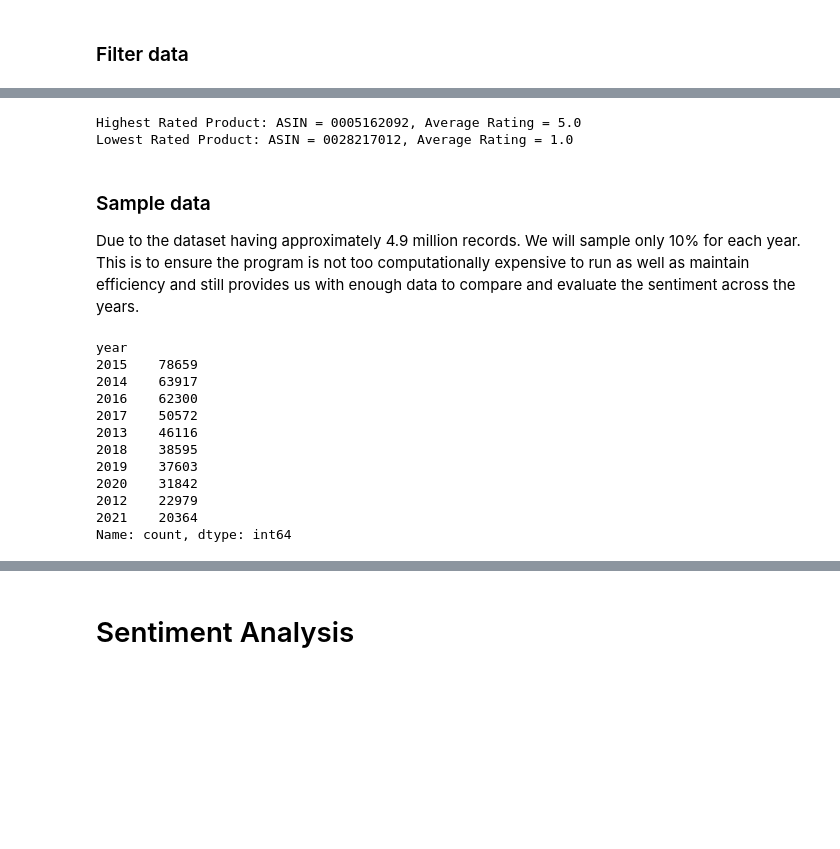
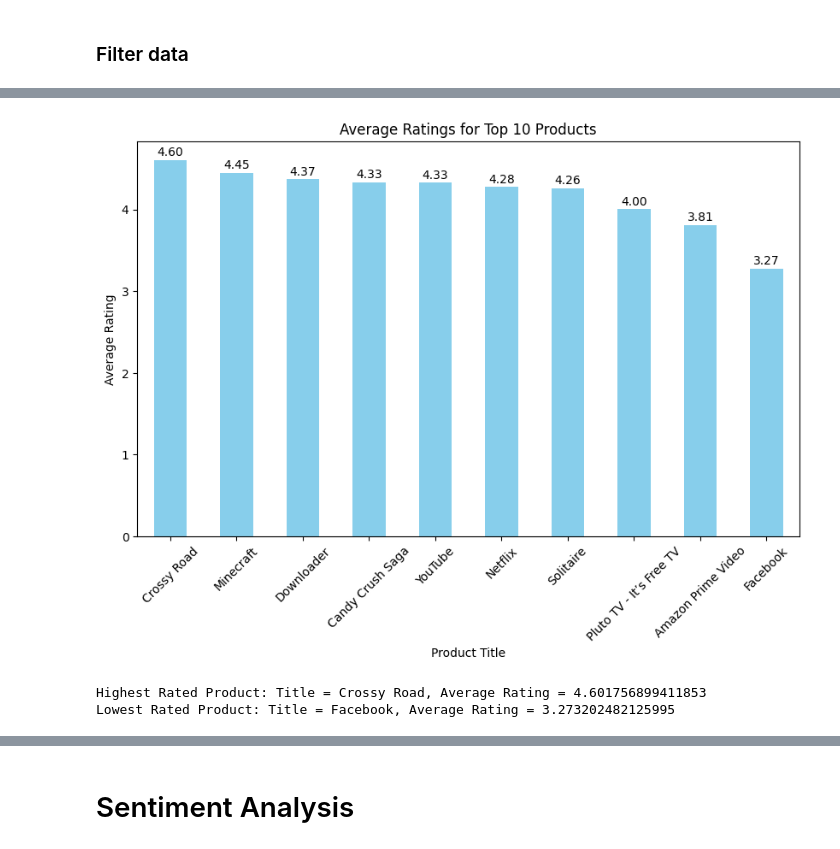
Before and after one commit to JsteReubsSoftware/COS781-Project, a Jupyter notebook: u21457060-COS781-Project.ipynb, the cells around one changed output, grey strips where cells are left out. Drawn from its saved outputs; the diff is of its cells as text; code cells hidden in the pictures; blank space fills up the shorter version.

Commit message:
Kaggle Notebook | u21457060-COS781-Project | Completed Sentiment Analysis

```diff
--- a/u21457060-COS781-Project.ipynb
+++ b/u21457060-COS781-Project.ipynb
@@ -113,6 +113,6 @@ merged_df.head()
 # %%
 # we drop the following features since we do not need it for our analysis
-merged_df.drop(['images', 'user_id', 'helpful_vote', 'average_rating', 'rating_number', 'features', 'description', 'price', 'videos', 'store', 'categories', 'details', 'bought_together', 'subtitle', 'author'], inplace=True, axis=1)
+merged_df.drop(['images_x', 'images_y', 'user_id', 'helpful_vote', 'average_rating', 'rating_number', 'features', 'description', 'price', 'videos', 'store', 'categories', 'details', 'bought_together', 'subtitle', 'author'], inplace=True, axis=1)
 merged_df.head(2)
 # %% [output]
 |  | rating | title_x | text | asin | parent_asin | timestamp | verified_purchase | main_category | title_y |
@@ -301,7 +319,36 @@ See the caveats in the documentation: https://pandas.pydata.org/pandas-docs/stab
+# %%
+# Filter the DataFrame to include only the top 10 products
+filtered_df = filtered_data[filtered_data['title_y'].isin(top10_products)]
+
+# Calculate average ratings for the top 10 products
+avg_ratings = filtered_df.groupby('title_y')['rating'].mean().sort_values(ascending=False)
+
+# Plotting
+plt.figure(figsize=(10, 6))
+bars = avg_ratings.plot(kind='bar', color='skyblue')
+
+# Add text labels to each bar
+for bar in bars.patches:
+    plt.text(
+        bar.get_x() + bar.get_width() / 2,   # X-coordinate (center of the bar)
+        bar.get_height() + 0.02,             # Y-coordinate (height of the bar + some offset)
+        f'{bar.get_height():.2f}',           # Text to display (formatted to 2 decimal places)
+        ha='center',                         # Horizontal alignment
+        va='bottom'                          # Vertical alignment
+    )
+
+# Titles and labels
+plt.title('Average Ratings for Top 10 Products')
+plt.xlabel('Product Title')
+plt.ylabel('Average Rating')
+plt.xticks(rotation=45)
+plt.show()
+# %% [output]
+[figure, added]
 # %%
 # Find highest rated products
 # Calculate the average rating for each product based on parent_asin
-average_ratings = filtered_data.groupby('parent_asin')['rating'].mean()
+average_ratings = filtered_data.groupby('title_y')['rating'].mean()
 
 # Retrieve the product with the highest average rating
 highest_rated_product = average_ratings.idxmax()
@@ -312,28 +359,8 @@ lowest_rated_product = average_ratings.idxmin()
 lowest_rating = average_ratings.min()
 
 # Display the results
-print(f"Highest Rated Product: ASIN = {highest_rated_product}, Average Rating = {highest_rating}")
-print(f"Lowest Rated Product: ASIN = {lowest_rated_product}, Average Rating = {lowest_rating}")
+print(f"Highest Rated Product: Title = {highest_rated_product}, Average Rating = {highest_rating}")
+print(f"Lowest Rated Product: Title = {lowest_rated_product}, Average Rating = {lowest_rating}")
 # %% [output]
-Highest Rated Product: ASIN = 0005162092, Average Rating = 5.0
-Lowest Rated Product: ASIN = 0028217012, Average Rating = 1.0
+Highest Rated Product: Title = Crossy Road, Average Rating = 4.601756899411853
+Lowest Rated Product: Title = Facebook, Average Rating = 3.273202482125995
-# %% [markdown]
-### Sample data
-Due to the dataset having approximately 4.9 million records. We will sample only 10% for each year. This is to ensure the program is not too computationally expensive to run as well as maintain efficiency and still provides us with enough data to compare and evaluate the sentiment across the years.
-# %%
-random.seed(49)
-sampled_df = filtered_data.groupby('year').apply(lambda x: x.sample(frac=0.1)).reset_index(drop=True)
-sampled_df['year'].value_counts()
-# %% [output]
-year
-2015    78659
-2014    63917
-2016    62300
-2017    50572
-2013    46116
-2018    38595
-2019    37603
-2020    31842
-2012    22979
-2021    20364
-Name: count, dtype: int64
```
Also changed, not shown: parts of 29 cells of this notebook.
